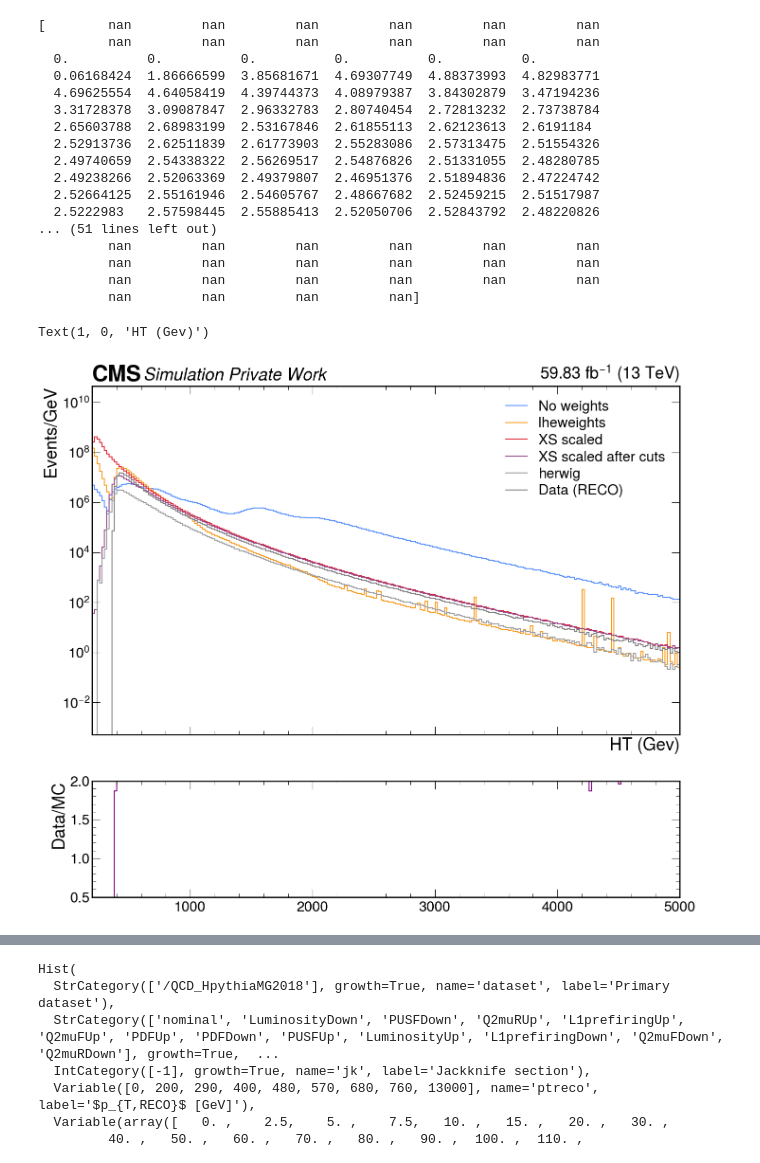
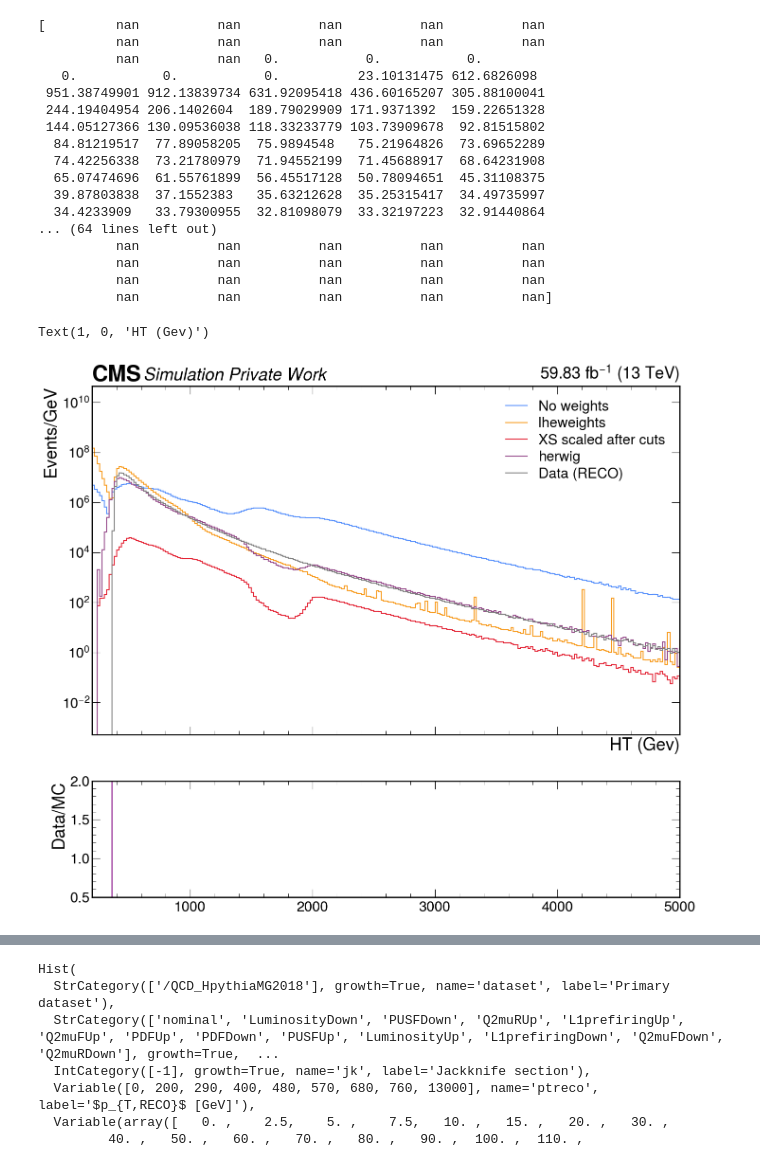
Before and after one commit to laurenhay/GluonJetMass, a Jupyter notebook: XS_studies.ipynb, the cells around one changed output, grey strips where cells are left out. Drawn from its saved outputs; the diff is of its cells as text; code cells hidden in the pictures.

```diff
--- a/XS_studies.ipynb
+++ b/XS_studies.ipynb
@@ -22,17 +22,17 @@ from python.plotting import plotDataMC, plotDataMCwErrors
 %autoreload 2
 # %%
 #### Booleans for deciding which plots to make live in this cell
-dijet = False
+dijet = True
 # %%
 if dijet:
     channel = "dijet"
     fname_z = "coffeaOutput/dijet/Zjets_dijetSel__fixSDmass_MG_2018.pkl"
     fname_w = "coffeaOutput/dijet/Wjets_dijetSel__fixXSandpt_MG_2017.pkl"
     fname_tt = "coffeaOutput/dijet/TTbar_dijetSel__fixXSandpt_MG_2016.pkl"
-    fname_signal = "coffeaOutput/dijet/dijetHists_wXS_HTplots_QCDsim_MG__2018.pkl"
+    fname_signal = "coffeaOutput/dijet/dijetHistsTest_ISRFSR_QCD_MG_NominalAllPlots_2018.pkl"
     fname_noxs = "coffeaOutput/dijet/dijetHists_noXS_HTplots_QCDsim_rap2.5_MG_nominal__2018.pkl"
-    fname_herwig = "coffeaOutput/dijet/dijetHists_wXS_HTplots_QCDsim_herwig__2016APV.pkl"
-    fname_data = "coffeaOutput/dijet/dijetHists_wXS_HTplots_JetHT_rap2.5_2018.pkl"
+    fname_herwig = "coffeaOutput/dijet/dijetHistsTest_ISRFSR_QCD_herwig_NominalAllPlots_2018.pkl"
+    fname_data = "coffeaOutput/dijet/dijetHists_ISRFSR_JetHT_NominalAllPlots_2018.pkl"
 else:
     channel = 'trijet'
     fname_z = "coffeaOutput/trijet/Zjets_trijetSel__fixSDmass_MG_2018.pkl"
@@ -40,7 +40,7 @@ else:
     fname_tt = "coffeaOutput/trijet/TTbar_trijetSel__fixSDmass_MG_2018.pkl"
     fname_signal = "coffeaOutput/trijet/trijetHists_HTplots_QCDsim_rap2.5_MG_2016.pkl"
     fname_data = "coffeaOutput/trijet/trijetHists_HTplots_JetHT_rap2.5_MG_2018.pkl"
-    fname_noxs = "coffeaOutput/trijet/trijetHistsTest_fixXS_HTplots_QCDsim_rap2.5_MG_2018.pkl"
+    fname_noxs = "coffeaOutput/trijet/trijetHistsTest_fixFakes_QCD_MG_rap2.5_2016APV.pkl"
 if "all" in fname_z:
     year = "all"
 elif "2018" in fname_z:
@@ -67,8 +67,10 @@ with open(fname_herwig, "rb") as f:
     result_herwig = pickle.load( f )
 results = [result_z, result_tt, result_w]
 result_str =["ZJets", "TTbar", "QCD"]
-print(result['ptreco_mreco_u'])
-cutflow = result_herwig["cutflow"]['/QCD_Hherwig2016APV']
+print(result.keys())
+print(result['ptjet_mjet_u_reco'])
+print(result_herwig)
+cutflow = result_herwig["cutflow"]['QCD_herwig'+year]
 for key in cutflow.keys():
     if "sumw" or "nEvents initial" in key:
         print(key, cutflow[key])
@@ -94,58 +101,58 @@ fig, (ax, rax) = plt.subplots(
             gridspec_kw={"height_ratios": (3, 1)},
             sharex=True)
 edges = [bin[0] for bin in result_noxs["HT_aftercuts"].project("pt").axes[0]] + [result_noxs["HT_aftercuts"].project('pt').axes[0][-1][1]]
 hist = result_noxs['HT_nocuts'].project("pt").values()
 hist1 = result_noxs["HT_wXS"][{'syst':'nominal'}].project("pt").values()
-hist2 = result["HT_wXS"][{'syst':'nominal'}].project("pt").values()
-hist3 = result["HT_aftercuts"][{'syst':'nominal'}].project("pt").values()
-hist4 = result_herwig["HT_aftercuts"][{'syst':'nominal'}].project("pt").values()
+# hist2 = result["HT_wXS"][{'syst':'nominal'}].project("pt").values()
+hist3 = result["HT_aftercuts"][{'systematic':'nominal'}].project("pt").values()
+hist4 = result_herwig["HT_aftercuts"][{'systematic':'nominal'}].project("pt").values()
 histdata = result_data["HT_aftercuts"].project("pt").values()
 n_data = np.sum(histdata)
 # hist1 = hist1*n_data/np.sum(hist1)
 # hist = hist*n_data/np.sum(hist)
 # hist2 = hist2*n_data/np.sum(hist2)
-np.divide(histdata,hist2,
+np.divide(histdata,hist3,
                           out=np.empty(np.array(histdata).shape).fill(np.nan),
-                          where=hist2!= 0,)
-ratio = histdata/hist4
+                          where=hist3!= 0,)
+ratio = histdata/hist3
 print(ratio)
 ax.set_xlim(200,5000)
 ax.set_ylabel("Events/GeV")
 rax.set_ylim(0.5,2)
 # ax.set_xscale('log')
 hep.cms.label("Private Work", com = 13, lumi = 59.83, data = False, loc=0, ax=ax);
 ax.set_yscale('log')
 hep.histplot(ratio, edges, ax=rax, stack=False, color='purple')
 hep.histplot(hist, edges, ax=ax, label = "No weights", stack=False)
 hep.histplot(hist1, edges, binwnorm=True, label="lheweights", ax=ax, stack=False)
-hep.histplot(hist2, edges, binwnorm=True, label="XS scaled", ax=ax, stack=False)
+# hep.histplot(hist2, edges, binwnorm=True, label="XS scaled", ax=ax, stack=False)
 hep.histplot(hist3, edges, binwnorm=True, label="XS scaled after cuts", ax=ax, stack=False)
 hep.histplot(hist4, edges, binwnorm=True, label="herwig", ax=ax, stack=False)
 hep.histplot(histdata, edges, binwnorm=True, label="Data (RECO)", ax=ax, stack=False, color='grey')
 rax.set_ylabel("Data/MC")
 leg = ax.legend(loc='upper right', labelspacing=0.25, fontsize='small')
 leg.set_visible(True)
 ax.set_xlabel("HT (Gev)")
 # %% [output]
-[        nan         nan         nan         nan         nan         nan
-         nan         nan         nan         nan         nan         nan
-  0.          0.          0.          0.          0.          0.
-  0.06168424  1.86666599  3.85681671  4.69307749  4.88373993  4.82983771
-  4.69625554  4.64058419  4.39744373  4.08979387  3.84302879  3.47194236
-  3.31728378  3.09087847  2.96332783  2.80740454  2.72813232  2.73738784
-  2.65603788  2.68983199  2.53167846  2.61855113  2.62123613  2.6191184
-  2.52913736  2.62511839  2.61773903  2.55283086  2.57313475  2.51554326
-  2.49740659  2.54338322  2.56269517  2.54876826  2.51331055  2.48280785
-  2.49238266  2.52063369  2.49379807  2.46951376  2.51894836  2.47224742
-  2.52664125  2.55161946  2.54605767  2.48667682  2.52459215  2.51517987
-  2.5222983   2.57598445  2.55885413  2.52050706  2.52843792  2.48220826
-... (51 lines left out)
-         nan         nan         nan         nan         nan         nan
-         nan         nan         nan         nan         nan         nan
-         nan         nan         nan         nan         nan         nan
-         nan         nan         nan         nan]
+[         nan          nan          nan          nan          nan
+          nan          nan          nan          nan          nan
+          nan          nan   0.           0.           0.
+   0.           0.           0.          23.10131475 612.6826098
+ 951.38749901 912.13839734 631.92095418 436.60165207 305.88100041
+ 244.19404954 206.1402604  189.79029909 171.9371392  159.22651328
+ 144.05127366 130.09536038 118.33233779 103.73909678  92.81515802
+  84.81219517  77.89058205  75.9894548   75.21964826  73.69652289
+  74.42256338  73.21780979  71.94552199  71.45688917  68.64231908
+  65.07474696  61.55761899  56.45517128  50.78094651  45.31108375
+  39.87803838  37.1552383   35.63212628  35.25315417  34.49735997
+  34.4233909   33.79300955  32.81098079  33.32197223  32.91440864
+... (64 lines left out)
+          nan          nan          nan          nan          nan
+          nan          nan          nan          nan          nan
+          nan          nan          nan          nan          nan
+          nan          nan          nan          nan          nan]
 Text(1, 0, 'HT (Gev)')
-[figure, old version]
+[figure, new version]
 # %%
 fig, (ax, rax) = plt.subplots(
             nrows=2,
```
Also changed, not shown: parts of 4 cells of this notebook, 6 other files.
